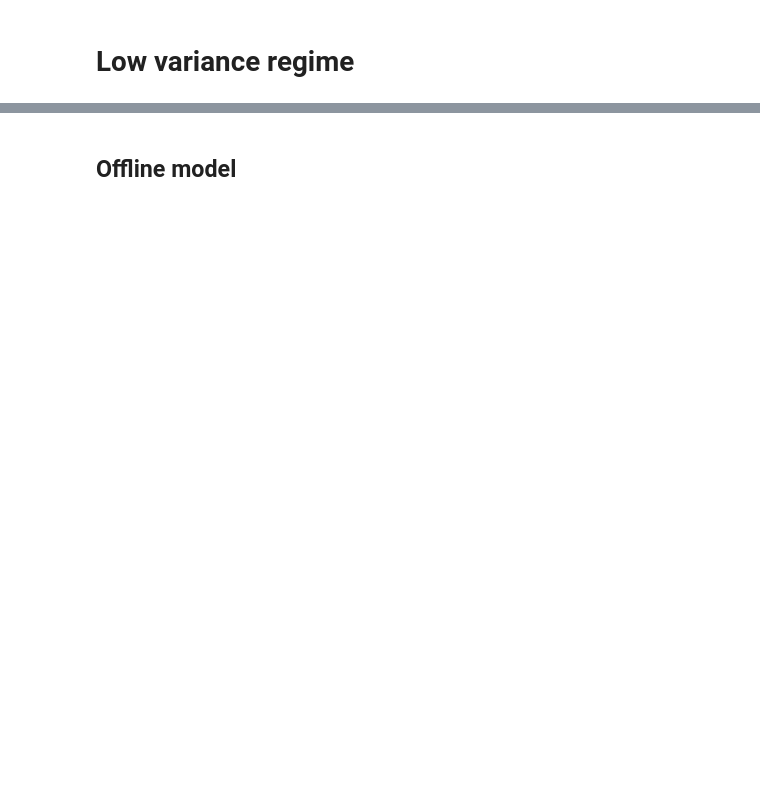
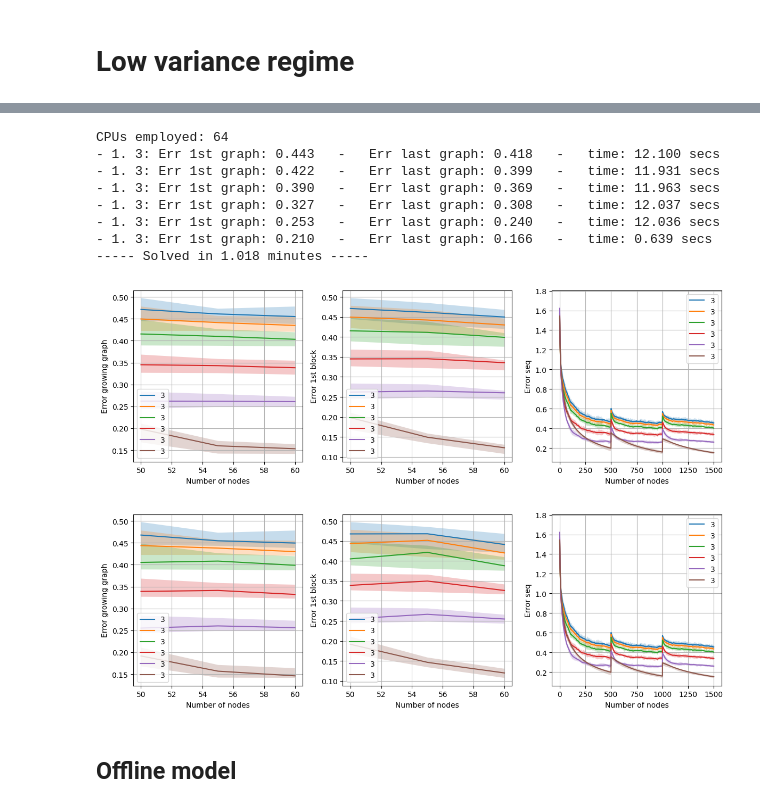
Before and after one commit to reysam93/online_ntf_expanding, a Jupyter notebook: hyperparam_tunning.ipynb, the cells around one changed output, grey strips where cells are left out. Drawn from its saved outputs; the diff is of its cells as text; code cells hidden in the pictures; blank space fills up the shorter version.

```diff
--- a/hyperparam_tunning.ipynb
+++ b/hyperparam_tunning.ipynb
@@ -115,3 +134,56 @@ signal_p = {
+# %%
+# Default args
+default_args = {
+    'iters_sample': 20,
+    'lamb': .5,  # 1e-2,
+    'stepsize': 5e-3,  # 1e-3
+    'gamma': .95,
+    'epsilon': .5,
+    'alpha': 0,
+    'cold_start': False,
+}
+
+Exps = [
+    # {'model': models.Online_dyn_nti, 'args': {'stepsize': 5e-4,}, 'leg': '1', 'fmt': '-'},
+    # {'model': models.Online_dyn_nti, 'args': {'stepsize': 1e-3,}, 'leg': '1', 'fmt': '-'},
+    {'model': models.Online_dyn_nti, 'init': {'cov_update': 'dynamic'}, 'args': {'stepsize': 5e-3, 'gamma': .6},
+     'leg': '3', 'fmt': '-'},
+    {'model': models.Online_dyn_nti, 'init': {'cov_update': 'dynamic'}, 'args': {'stepsize': 5e-3, 'gamma': .7},
+     'leg': '3', 'fmt': '-'},
+    {'model': models.Online_dyn_nti, 'init': {'cov_update': 'dynamic'}, 'args': {'stepsize': 5e-3, 'gamma': .8},
+     'leg': '3', 'fmt': '-'},
+    {'model': models.Online_dyn_nti, 'init': {'cov_update': 'dynamic'}, 'args': {'stepsize': 5e-3, 'gamma': .9},
+     'leg': '3', 'fmt': '-'},
+    {'model': models.Online_dyn_nti, 'init': {'cov_update': 'dynamic'}, 'args': {'stepsize': 5e-3, 'gamma': .95},
+     'leg': '3', 'fmt': '-'},
+    # {'model': models.Online_dyn_nti, 'init': {'cov_update': 'dynamic'}, 'args': {'stepsize': 5e-3,
+    #  'iters_sample': 1}, 'leg': '3', 'fmt': '-'},
+    {'model': models.Online_dyn_nti, 'init': {'cov_update': 'stationary'}, 'args': {'stepsize': 5e-3,
+     'iters_sample': 1}, 'leg': '3', 'fmt': '-'},
+    # {'model': models.Online_dyn_nti, 'args': {'stepsize': 1e-2,}, 'leg': '4', 'fmt': '-'},
+]
+
+print('CPUs employed:', N_CPUS)
+
+t_init = perf_counter()
+results = Parallel(n_jobs=N_CPUS)(delayed(run_experiment)(g, Exps, graph_p, signal_p, default_args, verb) for g in range(n_graphs))
+err_graphs, err_seq, err_first, runtime = zip(*results)
+t_end = perf_counter()
+print(f'----- Solved in {(t_end-t_init)/60:.3f} minutes -----')
+
+plot_results(Exps, err_graphs, err_seq, err_first, graph_p)
+plot_results(Exps, err_graphs, err_seq, err_first, graph_p, agg='median')
+# %% [output]
+CPUs employed: 64
+- 1. 3: Err 1st graph: 0.443   -   Err last graph: 0.418   -   time: 12.100 secs
+- 1. 3: Err 1st graph: 0.422   -   Err last graph: 0.399   -   time: 11.931 secs
+- 1. 3: Err 1st graph: 0.390   -   Err last graph: 0.369   -   time: 11.963 secs
+- 1. 3: Err 1st graph: 0.327   -   Err last graph: 0.308   -   time: 12.037 secs
+- 1. 3: Err 1st graph: 0.253   -   Err last graph: 0.240   -   time: 12.036 secs
+- 1. 3: Err 1st graph: 0.210   -   Err last graph: 0.166   -   time: 0.639 secs
+----- Solved in 1.018 minutes -----
+[figure, added]
+[figure, added]
 # %% [markdown]
 ## Offline model
 # %%
```
Also changed, not shown: parts of 7 cells of this notebook, 4 other files.
